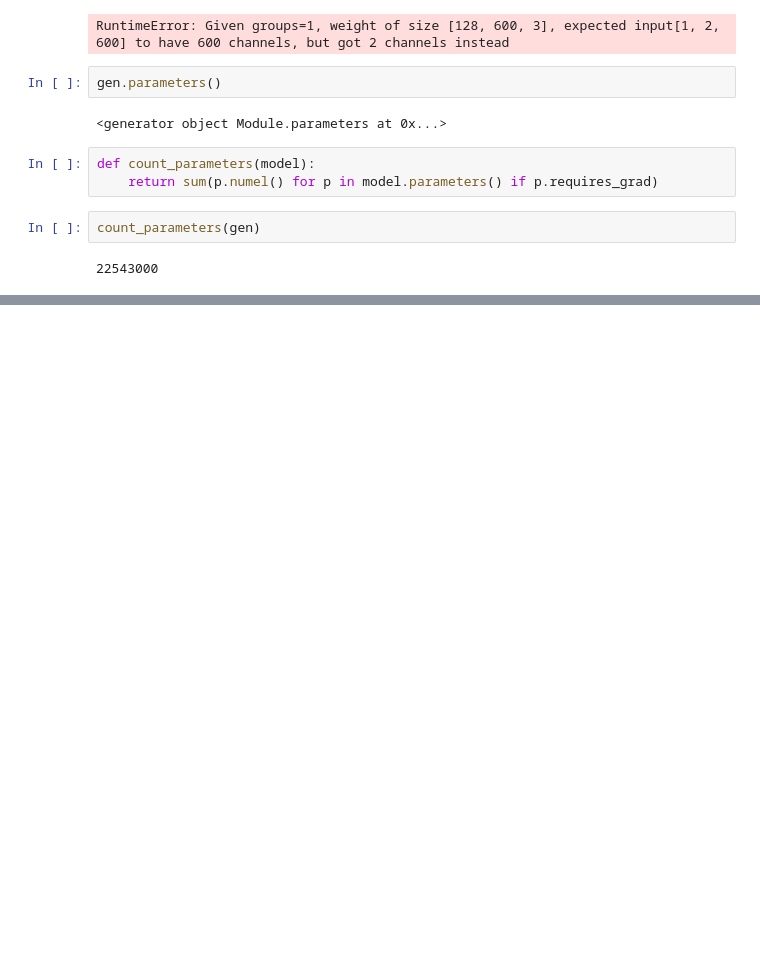
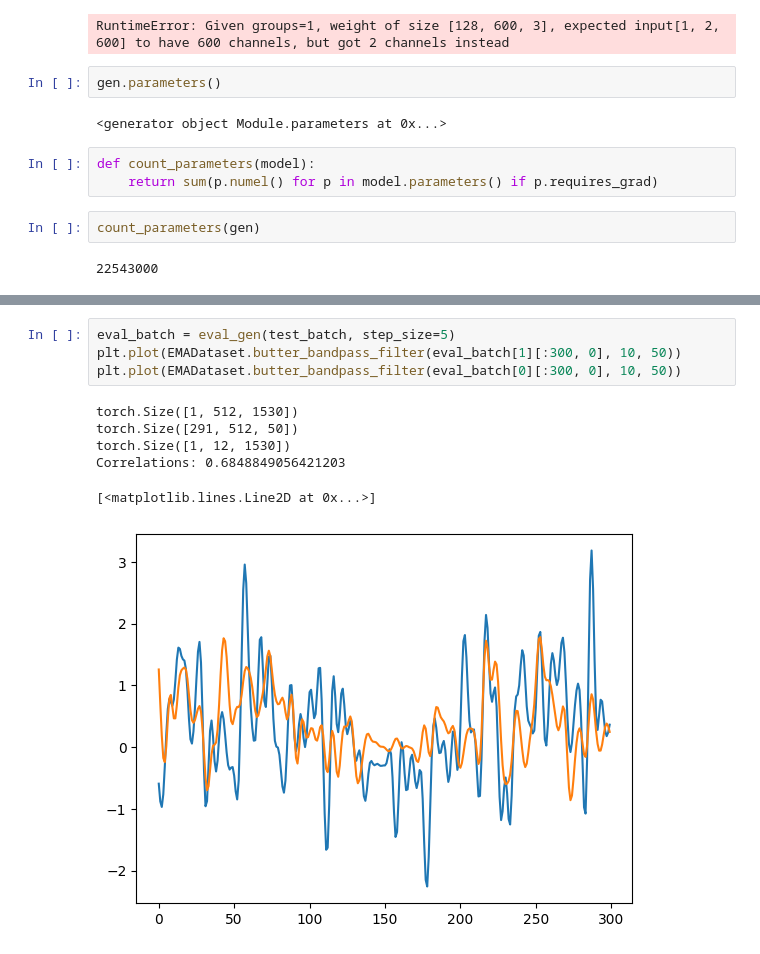
Before and after one commit to tejasprabhune/wav2avatar, a Jupyter notebook: wav2avatar/streaming/hifigan/test_train.ipynb, the cells around one changed output, grey strips where cells are left out. Cells and saved outputs as stored; diff of their text form; blank space fills up the shorter version.

```diff
--- a/wav2avatar/streaming/hifigan/test_train.ipynb
+++ b/wav2avatar/streaming/hifigan/test_train.ipynb
@@ -494,0 +686,11 @@ count_parameters(gen)
+# %%
+eval_batch = eval_gen(test_batch, step_size=5)
+plt.plot(EMADataset.butter_bandpass_filter(eval_batch[1][:300, 0], 10, 50))
+plt.plot(EMADataset.butter_bandpass_filter(eval_batch[0][:300, 0], 10, 50))
+# %% [output]
+torch.Size([1, 512, 1530])
+torch.Size([291, 512, 50])
+torch.Size([1, 12, 1530])
+Correlations: 0.6848849056421203
+[<matplotlib.lines.Line2D at 0x...>]
+[figure, added]
```
Also changed, not shown: parts of 19 cells of this notebook, 17 other files.
